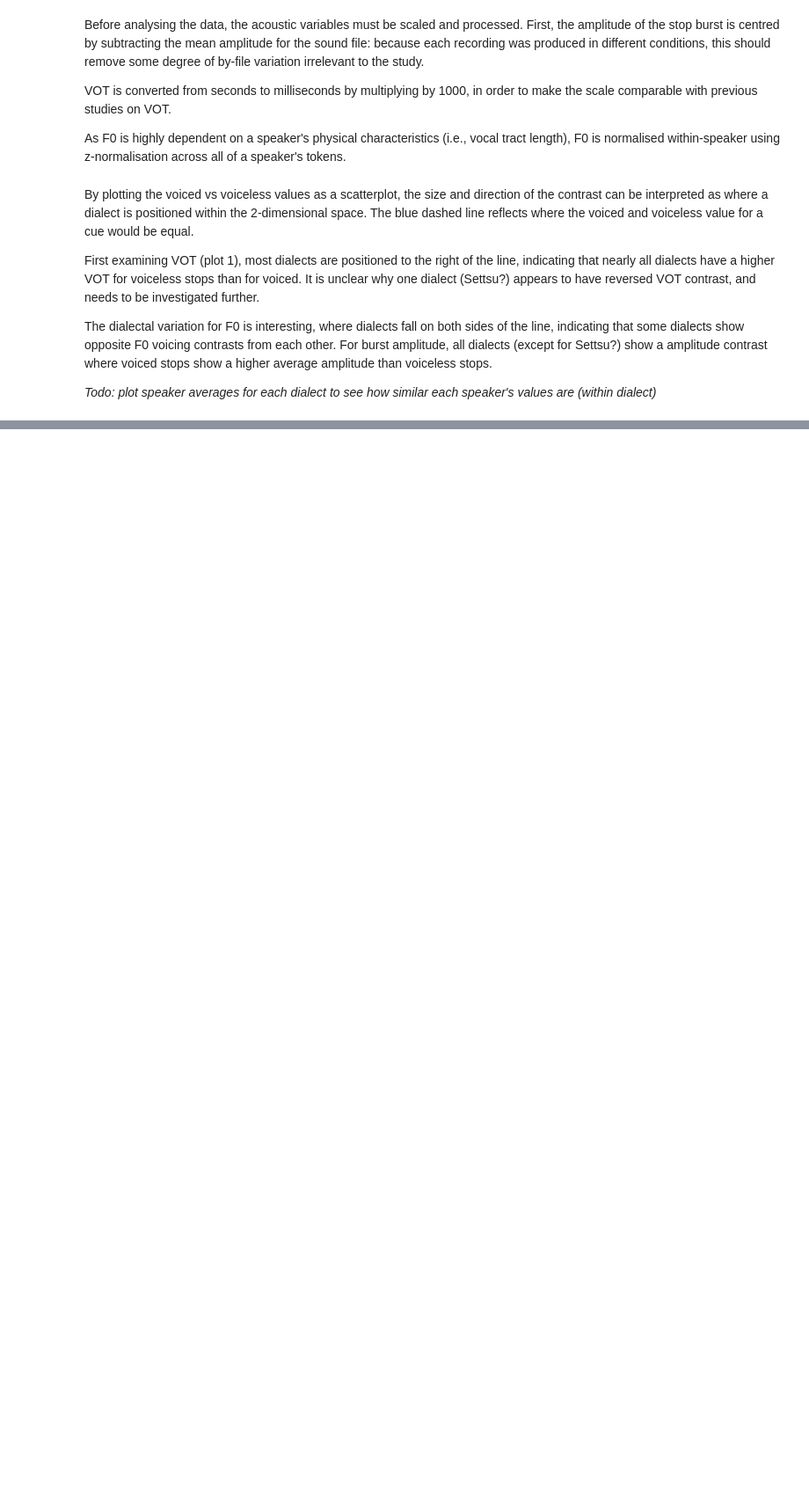
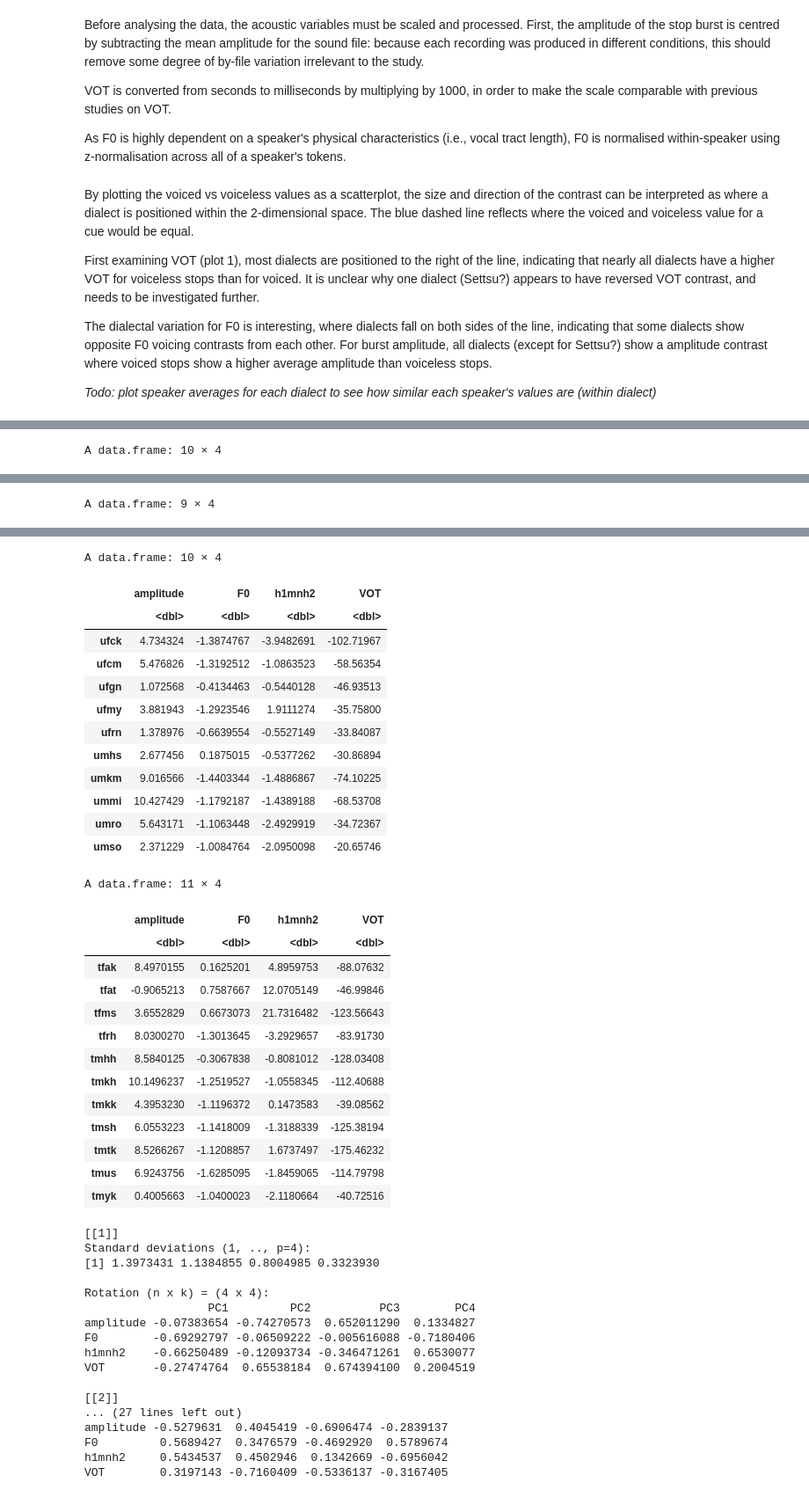
Before and after one commit to james-tanner/Japanese-Stops-Study, a Jupyter notebook: code/StopsAnalysis.ipynb, the cells around one changed output, grey strips where cells are left out. Shown at 88% size. Cells and saved outputs as stored; diff of their text form; code cells hidden in the pictures; blank space fills up the shorter version.

```diff
--- a/code/StopsAnalysis.ipynb
+++ b/code/StopsAnalysis.ipynb
@@ -116,12 +118,20 @@ SpeakerMeasures %>%
 SpeakerPCADf <- SpeakerMeasures %>%
     mutate(contrast = voiced - voiceless) %>%
     select(-voiced, -voiceless) %>%
-    spread(measure, contrast)
+    spread(measure, contrast) %>%
+    ungroup() %>%
+    group_by(dialect_eng) %>%
+    nest()
 
-## perform PCA, incl scaling and centring of cues
-PCA <- prcomp(select(ungroup(SpeakerPCADf), -speaker, -dialect_eng),
-              scale = TRUE, center = TRUE)
+## hacky way of converting speaker names to rows
+SpeakerPCADf$data[[1]] <- column_to_rownames(SpeakerPCADf$data[[1]], 'speaker')
+SpeakerPCADf$data[[2]] <- column_to_rownames(SpeakerPCADf$data[[2]], 'speaker')
+SpeakerPCADf$data[[3]] <- column_to_rownames(SpeakerPCADf$data[[3]], 'speaker')
+SpeakerPCADf$data[[4]] <- column_to_rownames(SpeakerPCADf$data[[4]], 'speaker')
 
-## re-add the dialect labels
-pcvals <- data.frame(PCA$x) %>%
-    mutate(dialect = SpeakerPCADf$dialect_eng)
+SpeakerPCADf <- SpeakerPCADf %>%
+    mutate(PCA = map(data, ~prcomp(.x, scale = TRUE, center = TRUE)))
+SpeakerPCADf$data
+SpeakerPCADf$PCA
+# %% [output]
+A data.frame: 10 × 4
@@ -127,0 +150 @@ pcvals <- data.frame(PCA$x) %>%
+A data.frame: 9 × 4
@@ -127,0 +162,44 @@ pcvals <- data.frame(PCA$x) %>%
+A data.frame: 10 × 4
+|  | amplitude | F0 | h1mnh2 | VOT |
+|  | <dbl> | <dbl> | <dbl> | <dbl> |
+| ufck | 4.734324 | -1.3874767 | -3.9482691 | -102.71967 |
+| ufcm | 5.476826 | -1.3192512 | -1.0863523 | -58.56354 |
+| ufgn | 1.072568 | -0.4134463 | -0.5440128 | -46.93513 |
+| ufmy | 3.881943 | -1.2923546 | 1.9111274 | -35.75800 |
+| ufrn | 1.378976 | -0.6639554 | -0.5527149 | -33.84087 |
+| umhs | 2.677456 | 0.1875015 | -0.5377262 | -30.86894 |
+| umkm | 9.016566 | -1.4403344 | -1.4886867 | -74.10225 |
+| ummi | 10.427429 | -1.1792187 | -1.4389188 | -68.53708 |
+| umro | 5.643171 | -1.1063448 | -2.4929919 | -34.72367 |
+| umso | 2.371229 | -1.0084764 | -2.0950098 | -20.65746 |
+A data.frame: 11 × 4
+|  | amplitude | F0 | h1mnh2 | VOT |
+|  | <dbl> | <dbl> | <dbl> | <dbl> |
+| tfak | 8.4970155 | 0.1625201 | 4.8959753 | -88.07632 |
+| tfat | -0.9065213 | 0.7587667 | 12.0705149 | -46.99846 |
+| tfms | 3.6552829 | 0.6673073 | 21.7316482 | -123.56643 |
+| tfrh | 8.0300270 | -1.3013645 | -3.2929657 | -83.91730 |
+| tmhh | 8.5840125 | -0.3067838 | -0.8081012 | -128.03408 |
+| tmkh | 10.1496237 | -1.2519527 | -1.0558345 | -112.40688 |
+| tmkk | 4.3953230 | -1.1196372 | 0.1473583 | -39.08562 |
+| tmsh | 6.0553223 | -1.1418009 | -1.3188339 | -125.38194 |
+| tmtk | 8.5266267 | -1.1208857 | 1.6737497 | -175.46232 |
+| tmus | 6.9243756 | -1.6285095 | -1.8459065 | -114.79798 |
+| tmyk | 0.4005663 | -1.0400023 | -2.1180664 | -40.72516 |
+[[1]]
+Standard deviations (1, .., p=4):
+[1] 1.3973431 1.1384855 0.8004985 0.3323930
+
+Rotation (n x k) = (4 x 4):
+                  PC1         PC2          PC3        PC4
+amplitude -0.07383654 -0.74270573  0.652011290  0.1334827
+F0        -0.69292797 -0.06509222 -0.005616088 -0.7180406
+h1mnh2    -0.66250489 -0.12093734 -0.346471261  0.6530077
+VOT       -0.27474764  0.65538184  0.674394100  0.2004519
+
+[[2]]
+... (27 lines left out)
+amplitude -0.5279631  0.4045419 -0.6906474 -0.2839137
+F0         0.5689427  0.3476579 -0.4692920  0.5789674
+h1mnh2     0.5434537  0.4502946  0.1342669 -0.6956042
+VOT        0.3197143 -0.7160409 -0.5336137 -0.3167405
```
Also changed, not shown: parts of 6 cells of this notebook.
